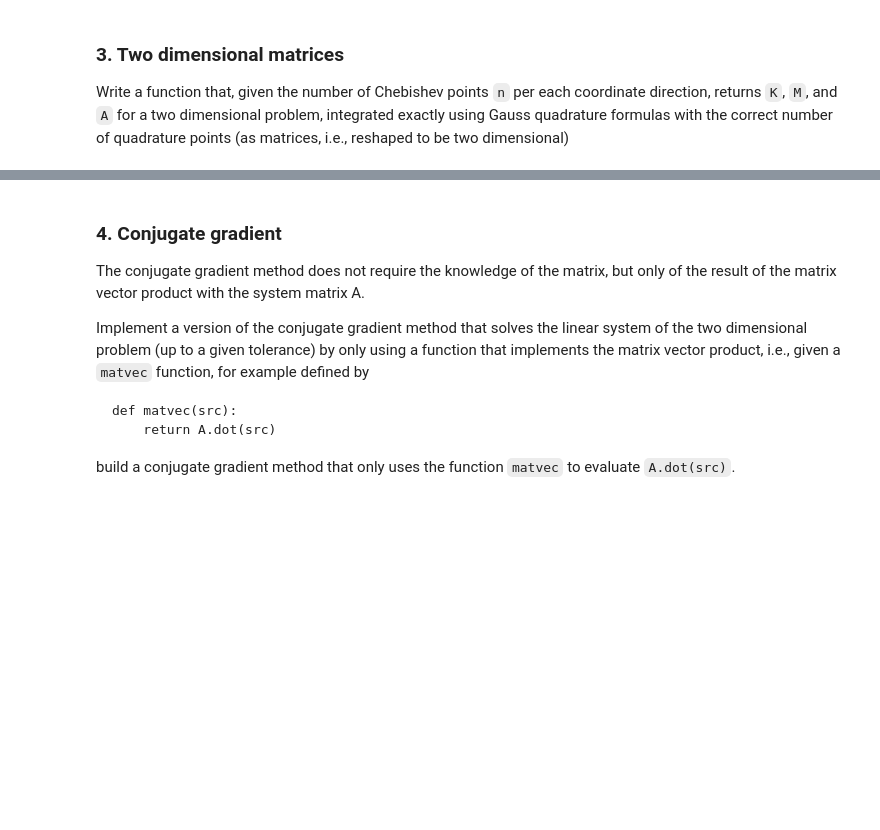
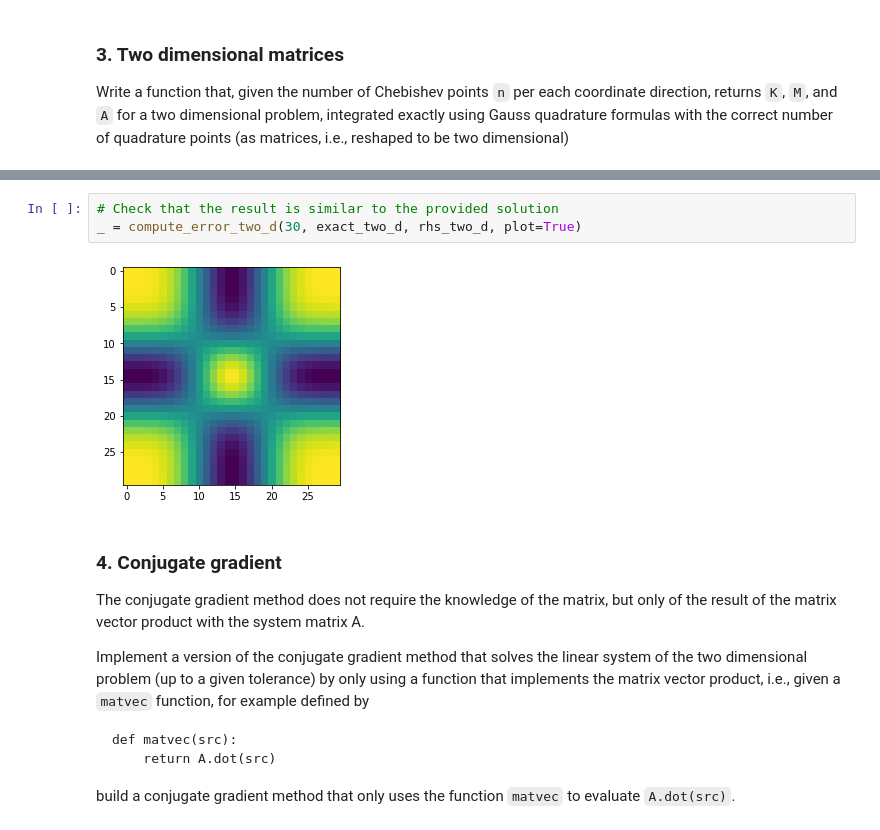
Before and after one commit to daniele-irto/na_exam, a Jupyter notebook: final_project.ipynb, the cells around one changed output, grey strips where cells are left out. Drawn from its saved outputs; the diff is of its cells as text; blank space fills up the shorter version.

```diff
--- a/final_project.ipynb
+++ b/final_project.ipynb
@@ -392,3 +382,8 @@ compute_error_two_d(30, exact_two_d, rhs_two_d, plot=True)
+# %%
+# Check that the result is similar to the provided solution
+_ = compute_error_two_d(30, exact_two_d, rhs_two_d, plot=True)
+# %% [output]
+[figure, added]
 # %% [markdown]
 ### 4. Conjugate gradient
 
```
Also changed, not shown: parts of 16 cells of this notebook, 1 other file.
